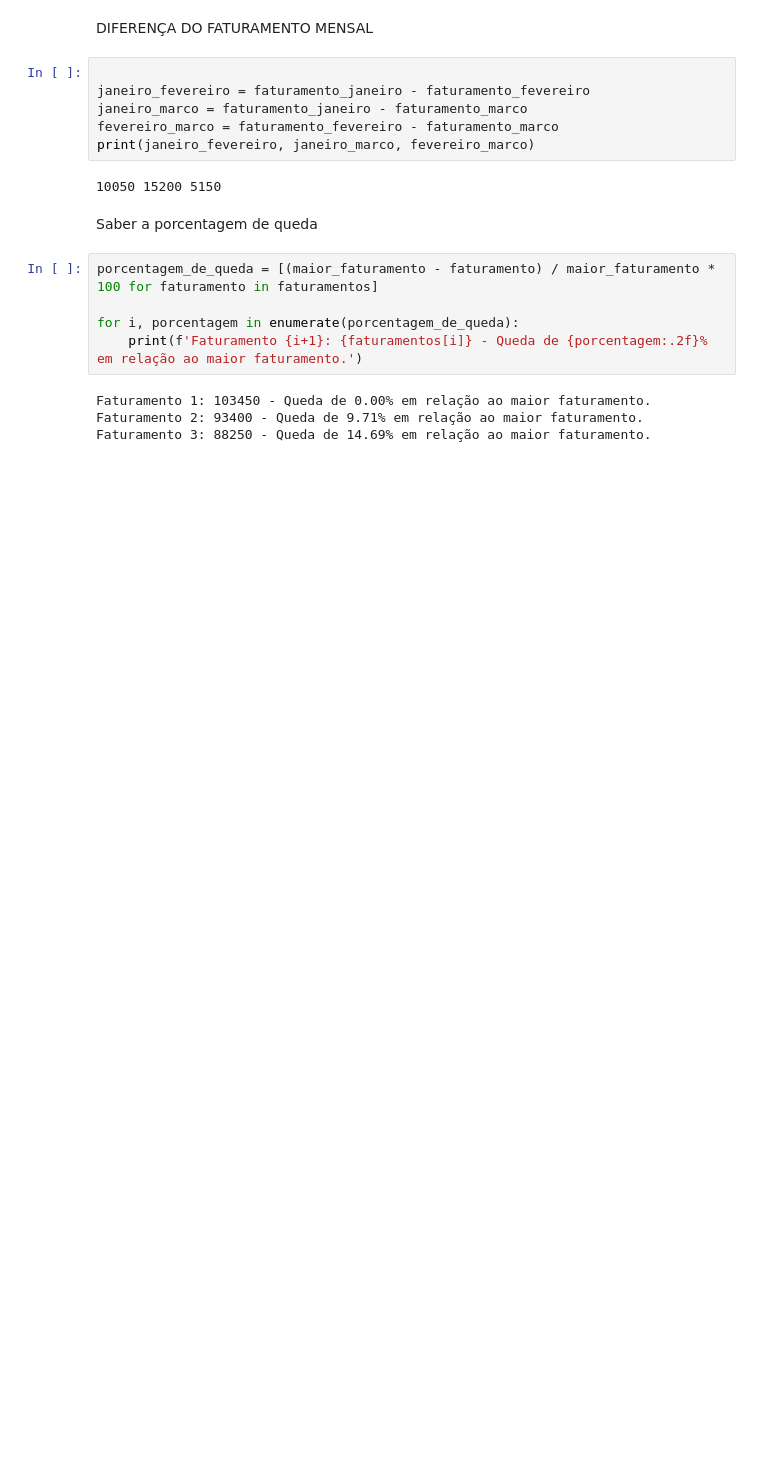
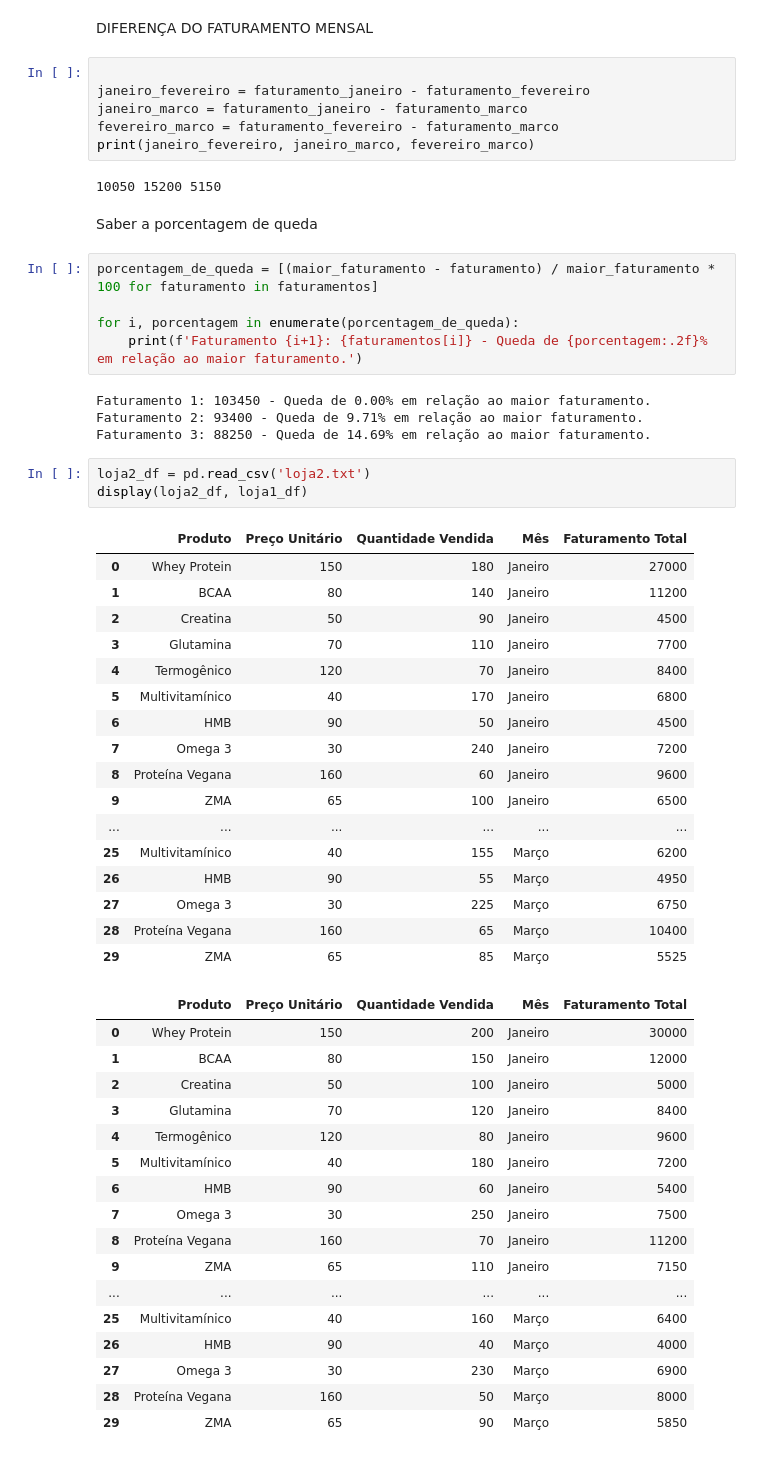
Before and after one commit to jhonatanpaz95/analise-de-dados, a Jupyter notebook: Desafio 1 chatgpt/doc.ipynb, the cells around one changed output. Saved outputs shown, nothing was run; the diff lists cells and outputs as text; blank space fills up the shorter version.

```diff
--- a/Desafio 1 chatgpt/doc.ipynb
+++ b/Desafio 1 chatgpt/doc.ipynb
@@ -175,3 +199,41 @@ for i, porcentagem in enumerate(porcentagem_de_queda):
 Faturamento 1: 103450 - Queda de 0.00% em relação ao maior faturamento.
 Faturamento 2: 93400 - Queda de 9.71% em relação ao maior faturamento.
 Faturamento 3: 88250 - Queda de 14.69% em relação ao maior faturamento.
+# %%
+loja2_df = pd.read_csv('loja2.txt')
+display(loja2_df, loja1_df)
+# %% [output]
+|  | Produto | Preço Unitário | Quantidade Vendida | Mês | Faturamento Total |
+| 0 | Whey Protein | 150 | 180 | Janeiro | 27000 |
+| 1 | BCAA | 80 | 140 | Janeiro | 11200 |
+| 2 | Creatina | 50 | 90 | Janeiro | 4500 |
+| 3 | Glutamina | 70 | 110 | Janeiro | 7700 |
+| 4 | Termogênico | 120 | 70 | Janeiro | 8400 |
+| 5 | Multivitamínico | 40 | 170 | Janeiro | 6800 |
+| 6 | HMB | 90 | 50 | Janeiro | 4500 |
+| 7 | Omega 3 | 30 | 240 | Janeiro | 7200 |
+| 8 | Proteína Vegana | 160 | 60 | Janeiro | 9600 |
+| 9 | ZMA | 65 | 100 | Janeiro | 6500 |
+| ... | ... | ... | ... | ... | ... |
+| 25 | Multivitamínico | 40 | 155 | Março | 6200 |
+| 26 | HMB | 90 | 55 | Março | 4950 |
+| 27 | Omega 3 | 30 | 225 | Março | 6750 |
+| 28 | Proteína Vegana | 160 | 65 | Março | 10400 |
+| 29 | ZMA | 65 | 85 | Março | 5525 |
+|  | Produto | Preço Unitário | Quantidade Vendida | Mês | Faturamento Total |
+| 0 | Whey Protein | 150 | 200 | Janeiro | 30000 |
+| 1 | BCAA | 80 | 150 | Janeiro | 12000 |
+| 2 | Creatina | 50 | 100 | Janeiro | 5000 |
+| 3 | Glutamina | 70 | 120 | Janeiro | 8400 |
+| 4 | Termogênico | 120 | 80 | Janeiro | 9600 |
+| 5 | Multivitamínico | 40 | 180 | Janeiro | 7200 |
+| 6 | HMB | 90 | 60 | Janeiro | 5400 |
+| 7 | Omega 3 | 30 | 250 | Janeiro | 7500 |
+| 8 | Proteína Vegana | 160 | 70 | Janeiro | 11200 |
+| 9 | ZMA | 65 | 110 | Janeiro | 7150 |
+| ... | ... | ... | ... | ... | ... |
+| 25 | Multivitamínico | 40 | 160 | Março | 6400 |
+| 26 | HMB | 90 | 40 | Março | 4000 |
+| 27 | Omega 3 | 30 | 230 | Março | 6900 |
+| 28 | Proteína Vegana | 160 | 50 | Março | 8000 |
+| 29 | ZMA | 65 | 90 | Março | 5850 |
```
Also changed, not shown: parts of 1 cell of this notebook.
